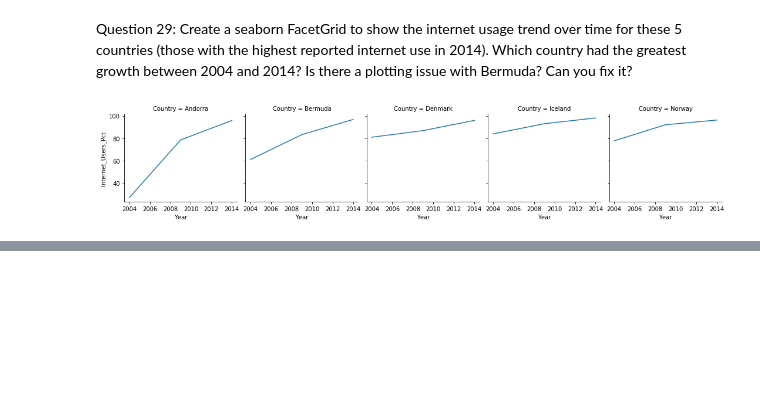
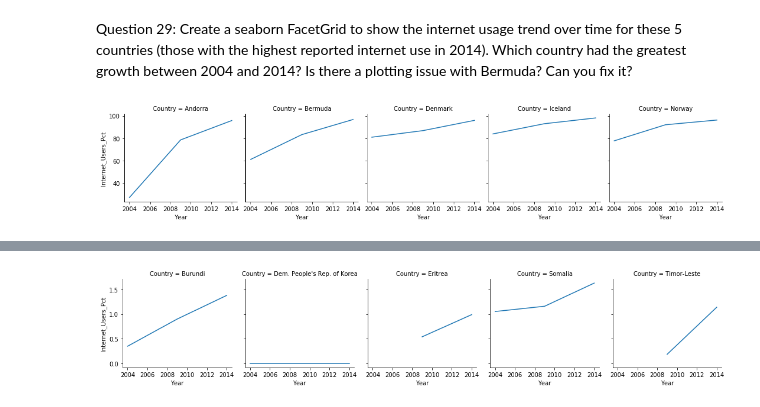
Before and after one commit to arikhursheed/gdp-and-internet-usage-arikhursheed, a Jupyter notebook: notebooks/un_data_explore.ipynb, the cells around one changed output, grey strips where cells are left out. Drawn from its saved outputs; the diff is of its cells as text; code cells hidden in the pictures; blank space fills up the shorter version.

```diff
--- a/notebooks/un_data_explore.ipynb
+++ b/notebooks/un_data_explore.ipynb
@@ -473,0 +484,6 @@ g = g.map(plt.plot,"Year","Internet_Users_Pct")
+# %%
+#Create a list of the bottom 5 countries in 2014
+country_list=["Dem. People's Rep. of Korea", "Eritrea", "Timor-Leste", "Burundi", "Somalia" ]
+# %%
+bottom_5_internet= gdp_and_internet_years.loc[gdp_and_internet_years.Country.isin(country_list)]
+print(bottom_5_internet)
@@ -473,0 +507,5 @@ g = g.map(plt.plot,"Year","Internet_Users_Pct")
+# %%
+g = sns.FacetGrid(bottom_5_internet, col="Country")
+g = g.map(plt.plot,"Year","Internet_Users_Pct")
+# %% [output]
+[figure, added]
```
Also changed, not shown: parts of 22 cells of this notebook.
